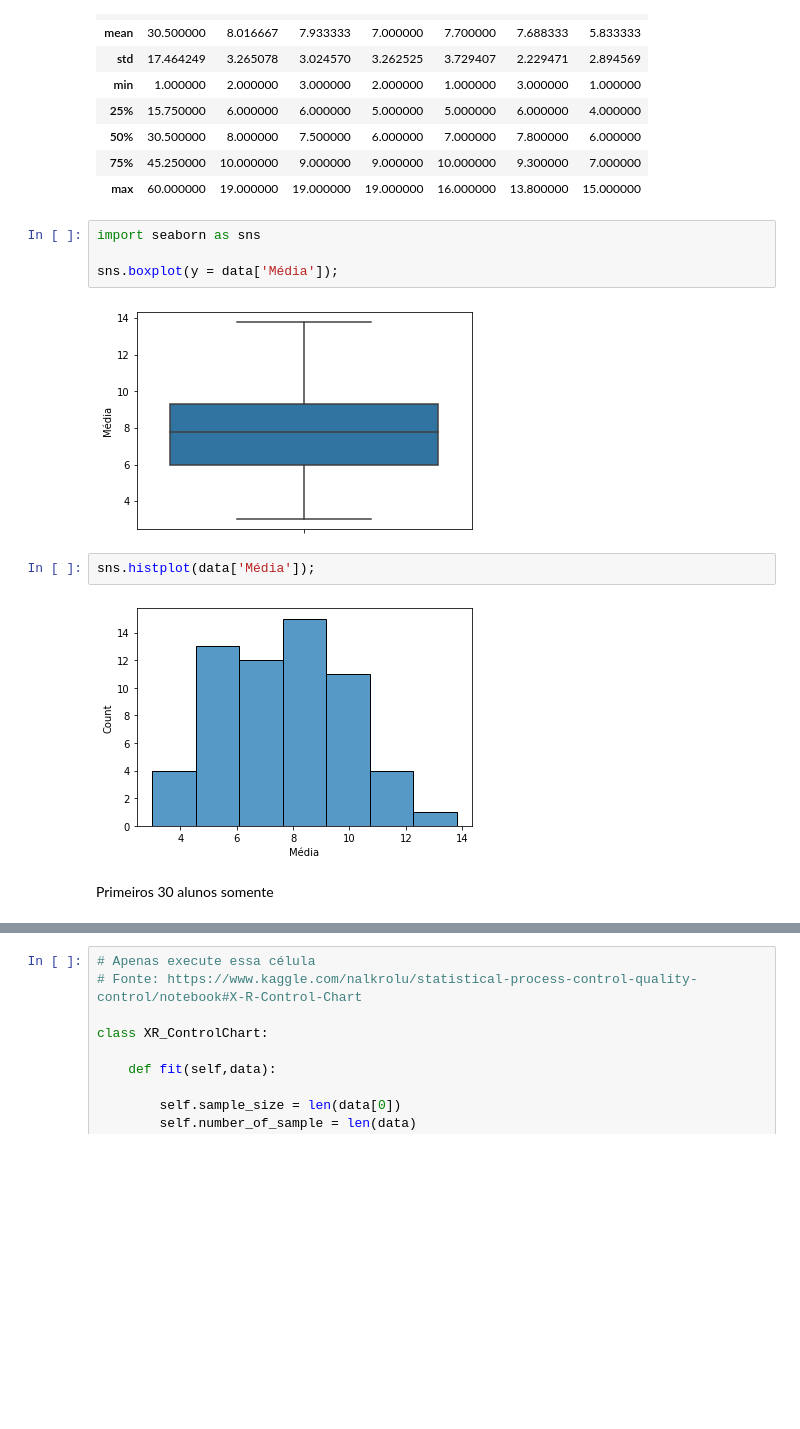
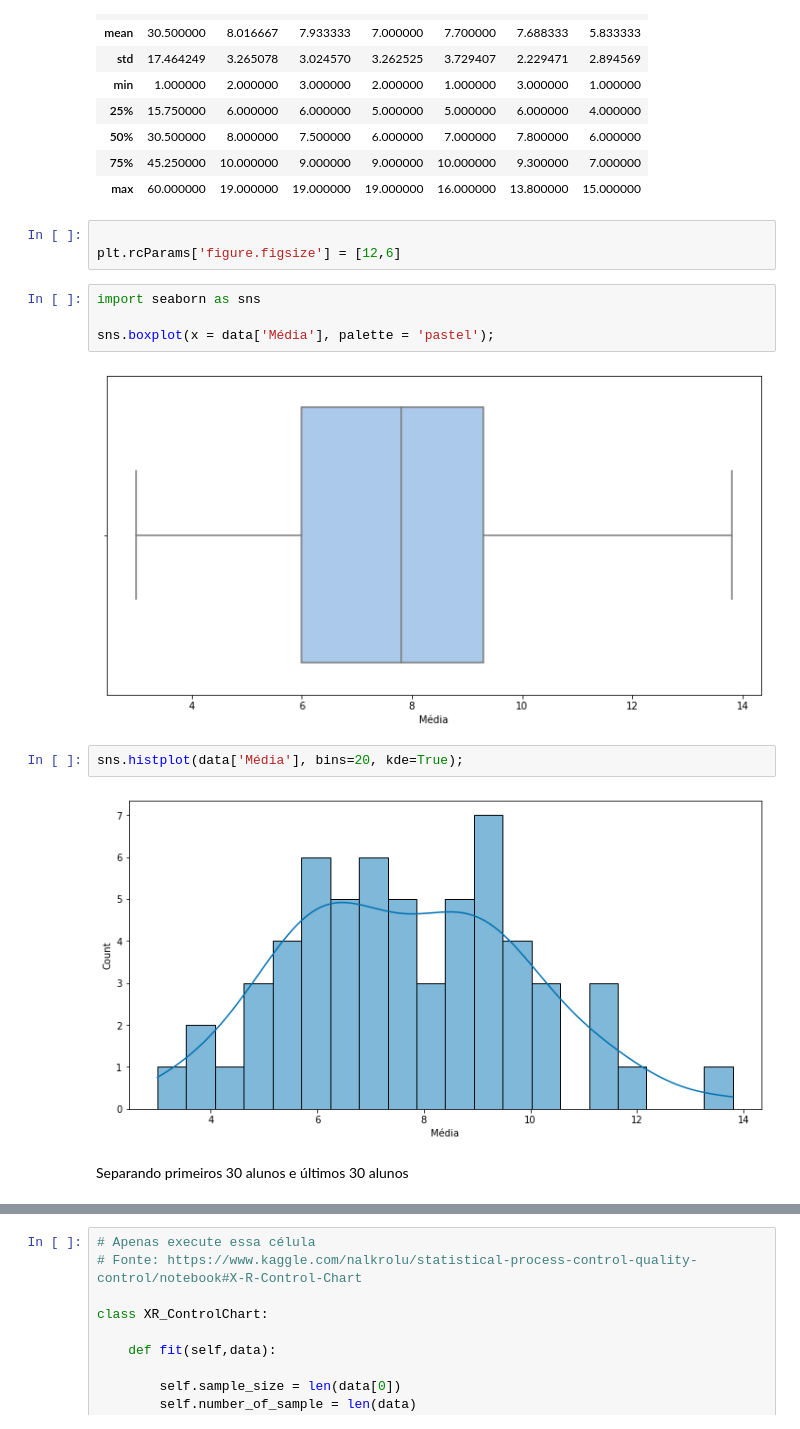
Before and after one commit to cibelerusso/Gestao-da-qualidade, a Jupyter notebook: Formação continuada/Formação_continuada.ipynb, the cells around one changed output, grey strips where cells are left out. Cells and saved outputs as stored; diff of their text form; blank space fills up the shorter version.

```diff
--- a/Formação continuada/Formação_continuada.ipynb
+++ b/Formação continuada/Formação_continuada.ipynb
@@ -26,17 +26,20 @@ data.describe()
 | 50% | 30.500000 | 8.000000 | 7.500000 | 6.000000 | 7.000000 | 7.800000 | 6.000000 |
 | 75% | 45.250000 | 10.000000 | 9.000000 | 9.000000 | 10.000000 | 9.300000 | 7.000000 |
 | max | 60.000000 | 19.000000 | 19.000000 | 19.000000 | 16.000000 | 13.800000 | 15.000000 |
+# %%
+
+plt.rcParams['figure.figsize'] = [12,6]
 # %%
 import seaborn as sns
 
-sns.boxplot(y = data['Média']);
+sns.boxplot(x = data['Média'], palette = 'pastel');
 # %% [output]
-[figure, old version]
+[figure, new version]
 # %%
-sns.histplot(data['Média']);
+sns.histplot(data['Média'], bins=20, kde=True);
 # %% [output]
-[figure, old version]
+[figure, new version]
-# %% [markdown]
-Primeiros 30 alunos somente
+# %% [markdown]
+Separando primeiros 30 alunos e últimos 30 alunos
 # %%
 data1 = data.iloc[0:30,]
```
Also changed, not shown: parts of 14 cells of this notebook.
